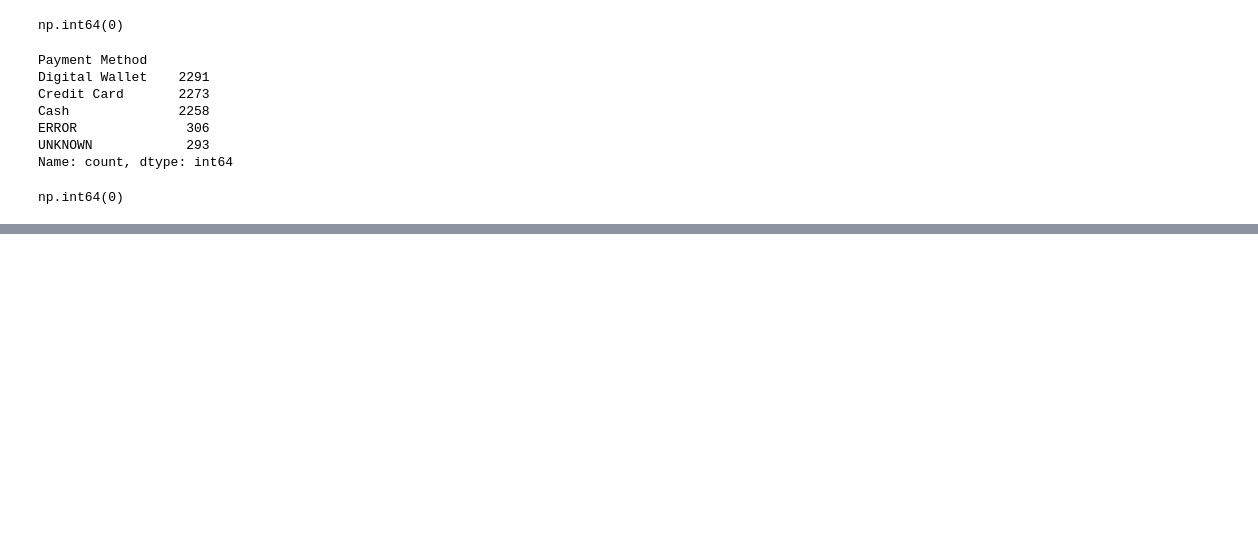
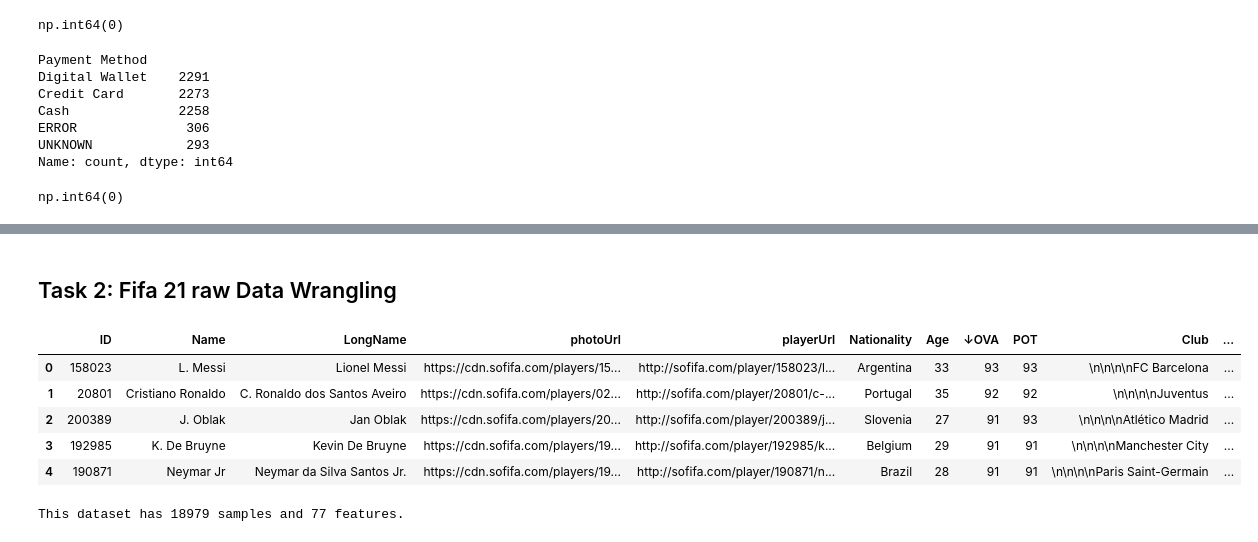
Before and after one commit to ashioyajotham/Daily-ML, a Jupyter notebook: cleaning/cleaner.ipynb, the cells around one changed output, grey strips where cells are left out. Drawn from its saved outputs; the diff is of its cells as text; code cells hidden in the pictures; blank space fills up the shorter version.

```diff
--- a/cleaning/cleaner.ipynb
+++ b/cleaning/cleaner.ipynb
@@ -233,0 +271,4 @@ np.int64(0)
+# %%
+# Check for most frequent date and see the full output rows
+pd.set_option('display.max_rows', None)
+dirty_cafe['Transaction Date'].value_counts()
@@ -233,0 +314,17 @@ np.int64(0)
+# %% [markdown]
+## Task 2: Fifa 21 raw Data Wrangling
+# %%
+pd.set_option('display.max_columns', None)
+fifa21 = pd.read_csv('fifa21 raw data v2.csv')
+fifa21.head()
+# %% [output]
+|  | ID | Name | LongName | photoUrl | playerUrl | Nationality | Age | ↓OVA | POT | Club | ... |
+| 0 | 158023 | L. Messi | Lionel Messi | https://cdn.sofifa.com/players/15... | http://sofifa.com/player/158023/l... | Argentina | 33 | 93 | 93 | \n\n\n\nFC Barcelona | ... |
+| 1 | 20801 | Cristiano Ronaldo | C. Ronaldo dos Santos Aveiro | https://cdn.sofifa.com/players/02... | http://sofifa.com/player/20801/c-... | Portugal | 35 | 92 | 92 | \n\n\n\nJuventus | ... |
+| 2 | 200389 | J. Oblak | Jan Oblak | https://cdn.sofifa.com/players/20... | http://sofifa.com/player/200389/j... | Slovenia | 27 | 91 | 93 | \n\n\n\nAtlético Madrid | ... |
+| 3 | 192985 | K. De Bruyne | Kevin De Bruyne | https://cdn.sofifa.com/players/19... | http://sofifa.com/player/192985/k... | Belgium | 29 | 91 | 91 | \n\n\n\nManchester City | ... |
+| 4 | 190871 | Neymar Jr | Neymar da Silva Santos Jr. | https://cdn.sofifa.com/players/19... | http://sofifa.com/player/190871/n... | Brazil | 28 | 91 | 91 | \n\n\n\nParis Saint-Germain | ... |
+# %%
+print("This dataset has {} samples and {} features.".format(fifa21.shape[0], fifa21.shape[1]))
+# %% [output]
+This dataset has 18979 samples and 77 features.
```
Also changed, not shown: parts of 23 cells of this notebook.
